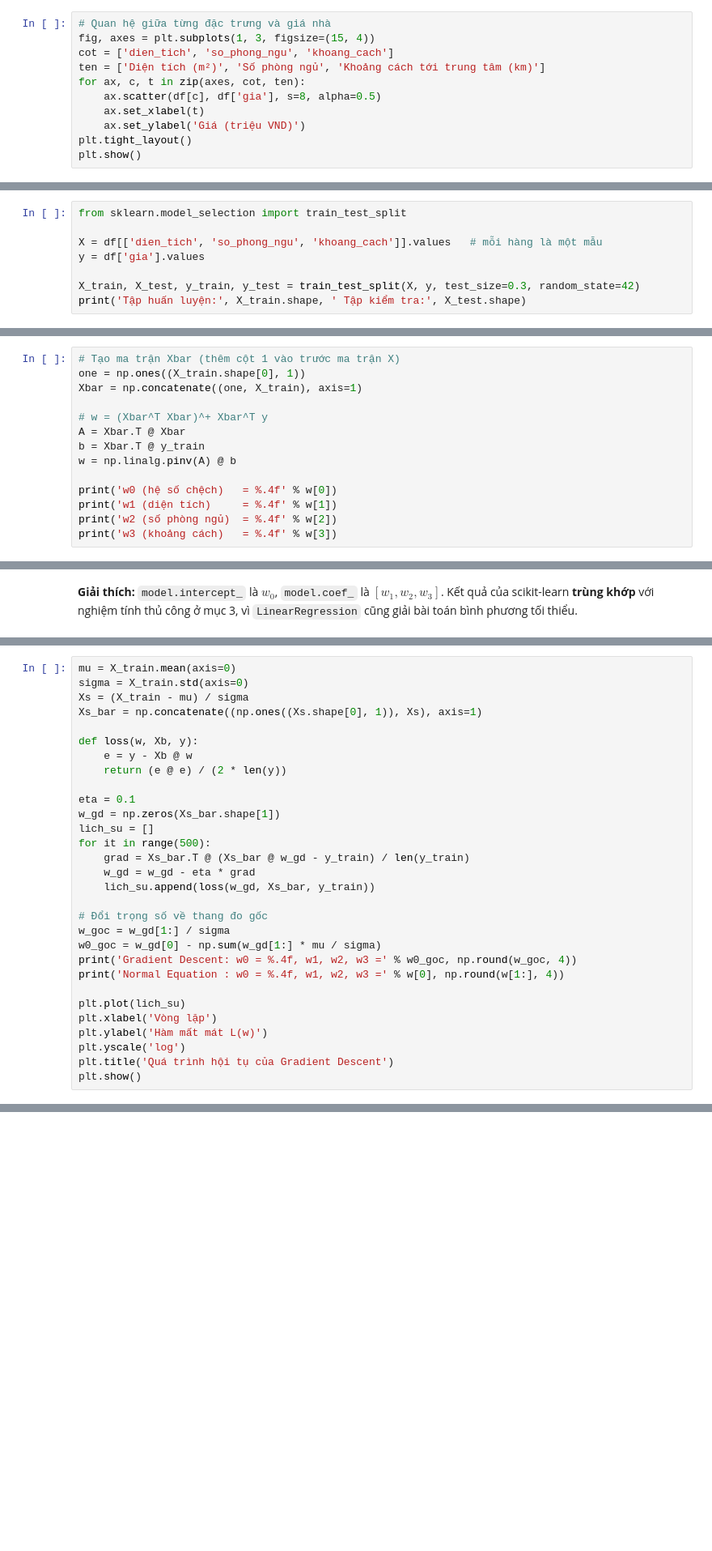
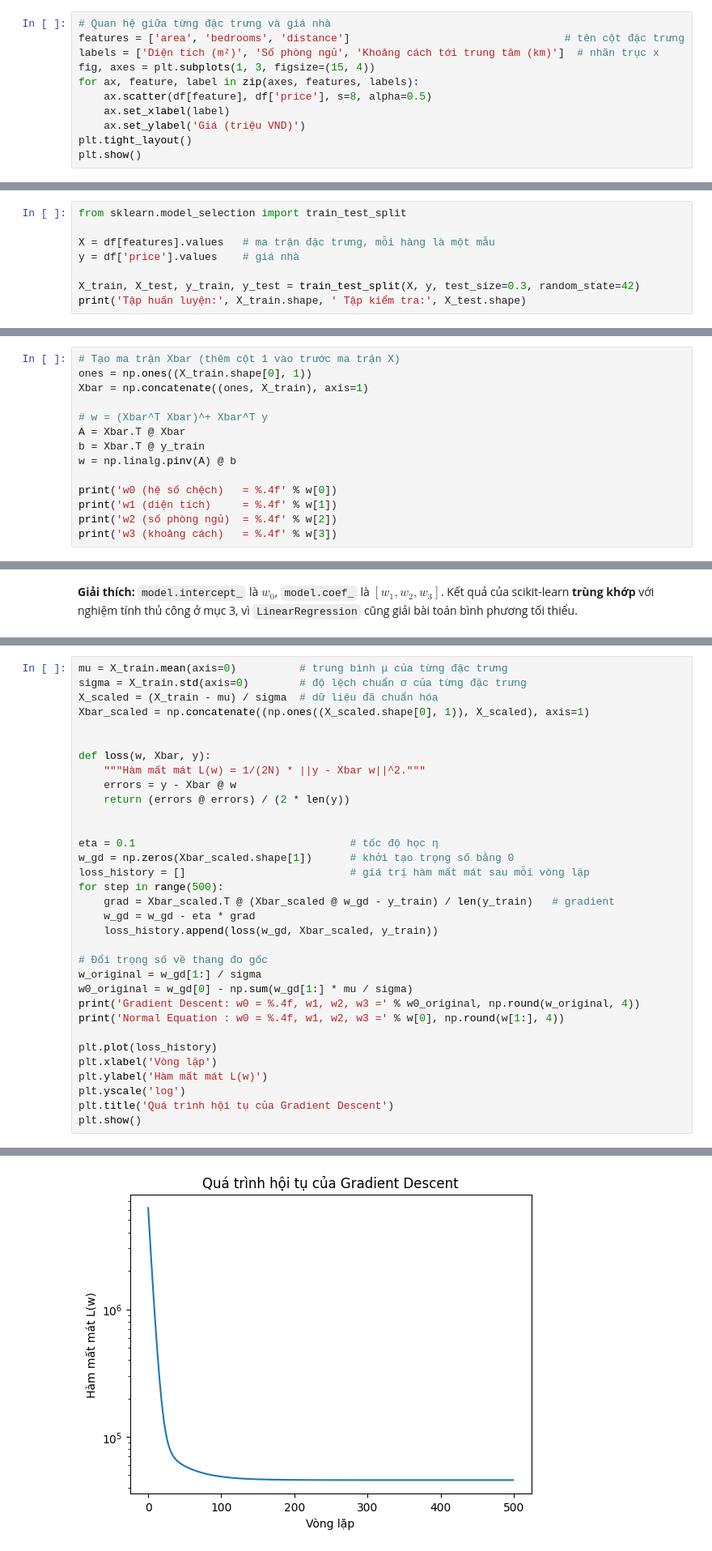
Before and after one commit to ntanh80/machine-learning, a Jupyter notebook: Bai 03/codes/05_house_price_regression.ipynb, the cells around one changed output, grey strips where cells are left out. Shown at 81% size. Saved outputs shown, nothing was run; the diff lists cells and outputs as text; blank space fills up the shorter version.

```diff
--- a/Bai 03/codes/05_hoiquy.ipynb
+++ b/Bai 03/codes/05_house_price_regression.ipynb
@@ -67,12 +70,12 @@ df.describe().round(2).rename(index=ten_thong_ke, columns=ten_cot)
 - Các đặc trưng có **thang đo rất khác nhau** (diện tích hàng trăm, số phòng chỉ vài đơn vị), điều này ảnh hưởng đến Gradient Descent ở mục 5.
 # %%
 # Quan hệ giữa từng đặc trưng và giá nhà
+features = ['area', 'bedrooms', 'distance']                                  # tên cột đặc trưng
+labels = ['Diện tích (m²)', 'Số phòng ngủ', 'Khoảng cách tới trung tâm (km)']  # nhãn trục x
 fig, axes = plt.subplots(1, 3, figsize=(15, 4))
-cot = ['dien_tich', 'so_phong_ngu', 'khoang_cach']
-ten = ['Diện tích (m²)', 'Số phòng ngủ', 'Khoảng cách tới trung tâm (km)']
-for ax, c, t in zip(axes, cot, ten):
-    ax.scatter(df[c], df['gia'], s=8, alpha=0.5)
-    ax.set_xlabel(t)
+for ax, feature, label in zip(axes, features, labels):
+    ax.scatter(df[feature], df['price'], s=8, alpha=0.5)
+    ax.set_xlabel(label)
     ax.set_ylabel('Giá (triệu VND)')
 plt.tight_layout()
 plt.show()
@@ -101,8 +104,8 @@ Diện tích và số phòng ngủ tương quan khá mạnh với nhau (nhà r
 # %%
 from sklearn.model_selection import train_test_split
 
-X = df[['dien_tich', 'so_phong_ngu', 'khoang_cach']].values   # mỗi hàng là một mẫu
-y = df['gia'].values
+X = df[features].values   # ma trận đặc trưng, mỗi hàng là một mẫu
+y = df['price'].values    # giá nhà
 
 X_train, X_test, y_train, y_test = train_test_split(X, y, test_size=0.3, random_state=42)
 print('Tập huấn luyện:', X_train.shape, ' Tập kiểm tra:', X_test.shape)
@@ -122,8 +125,8 @@ $$\bar{\mathbf{w}} = (\bar{\mathbf{X}}^T \bar{\mathbf{X}})^{\dagger} \bar{\mathb
 trong đó $\bar{\mathbf{X}}$ là $\mathbf{X}$ được thêm cột toàn số 1 ở đầu.
 # %%
 # Tạo ma trận Xbar (thêm cột 1 vào trước ma trận X)
-one = np.ones((X_train.shape[0], 1))
-Xbar = np.concatenate((one, X_train), axis=1)
+ones = np.ones((X_train.shape[0], 1))
+Xbar = np.concatenate((ones, X_train), axis=1)
 
 # w = (Xbar^T Xbar)^+ Xbar^T y
 A = Xbar.T @ Xbar
@@ -176,32 +179,36 @@ $$\mathbf{w} \leftarrow \mathbf{w} - \frac{\eta}{N} \bar{\mathbf{X}}^T (\bar{\ma
 Các đặc trưng có thang đo rất khác nhau (diện tích ~100, số phòng ~3), nên cần **chuẩn hóa** (standardization) để Gradient Descent hội tụ nhanh:
 $x' = \dfrac{x - \mu}{\sigma}$. Sau khi huấn luyện, ta đổi trọng số về thang đo gốc để so sánh.
 # %%
-mu = X_train.mean(axis=0)
-sigma = X_train.std(axis=0)
-Xs = (X_train - mu) / sigma
-Xs_bar = np.concatenate((np.ones((Xs.shape[0], 1)), Xs), axis=1)
+mu = X_train.mean(axis=0)          # trung bình μ của từng đặc trưng
+sigma = X_train.std(axis=0)        # độ lệch chuẩn σ của từng đặc trưng
+X_scaled = (X_train - mu) / sigma  # dữ liệu đã chuẩn hóa
+Xbar_scaled = np.concatenate((np.ones((X_scaled.shape[0], 1)), X_scaled), axis=1)
 
-def loss(w, Xb, y):
-    e = y - Xb @ w
-    return (e @ e) / (2 * len(y))
 
-eta = 0.1
-w_gd = np.zeros(Xs_bar.shape[1])
-lich_su = []
-for it in range(500):
-    grad = Xs_bar.T @ (Xs_bar @ w_gd - y_train) / len(y_train)
+def loss(w, Xbar, y):
+    """Hàm mất mát L(w) = 1/(2N) * ||y - Xbar w||^2."""
+    errors = y - Xbar @ w
+    return (errors @ errors) / (2 * len(y))
+
+
+eta = 0.1                                  # tốc độ học η
+w_gd = np.zeros(Xbar_scaled.shape[1])      # khởi tạo trọng số bằng 0
+loss_history = []                          # giá trị hàm mất mát sau mỗi vòng lặp
+for step in range(500):
+    grad = Xbar_scaled.T @ (Xbar_scaled @ w_gd - y_train) / len(y_train)   # gradient
     w_gd = w_gd - eta * grad
-    lich_su.append(loss(w_gd, Xs_bar, y_train))
+    loss_history.append(loss(w_gd, Xbar_scaled, y_train))
 
 # Đổi trọng số về thang đo gốc
-w_goc = w_gd[1:] / sigma
-w0_goc = w_gd[0] - np.sum(w_gd[1:] * mu / sigma)
-print('Gradient Descent: w0 = %.4f, w1, w2, w3 =' % w0_goc, np.round(w_goc, 4))
+w_original = w_gd[1:] / sigma
+w0_original = w_gd[0] - np.sum(w_gd[1:] * mu / sigma)
+print('Gradient Descent: w0 = %.4f, w1, w2, w3 =' % w0_original, np.round(w_original, 4))
 print('Normal Equation : w0 = %.4f, w1, w2, w3 =' % w[0], np.round(w[1:], 4))
 
-plt.plot(lich_su)
+plt.plot(loss_history)
 plt.xlabel('Vòng lặp')
 plt.ylabel('Hàm mất mát L(w)')
 plt.yscale('log')
 plt.title('Quá trình hội tụ của Gradient Descent')
 plt.show()
+# %% [output]
@@ -208,3 +217,4 @@ plt.show()
+[figure, added]
 # %% [markdown]
 **Giải thích:**
 
```
Also changed, not shown: parts of 15 cells of this notebook, 18 other files.
